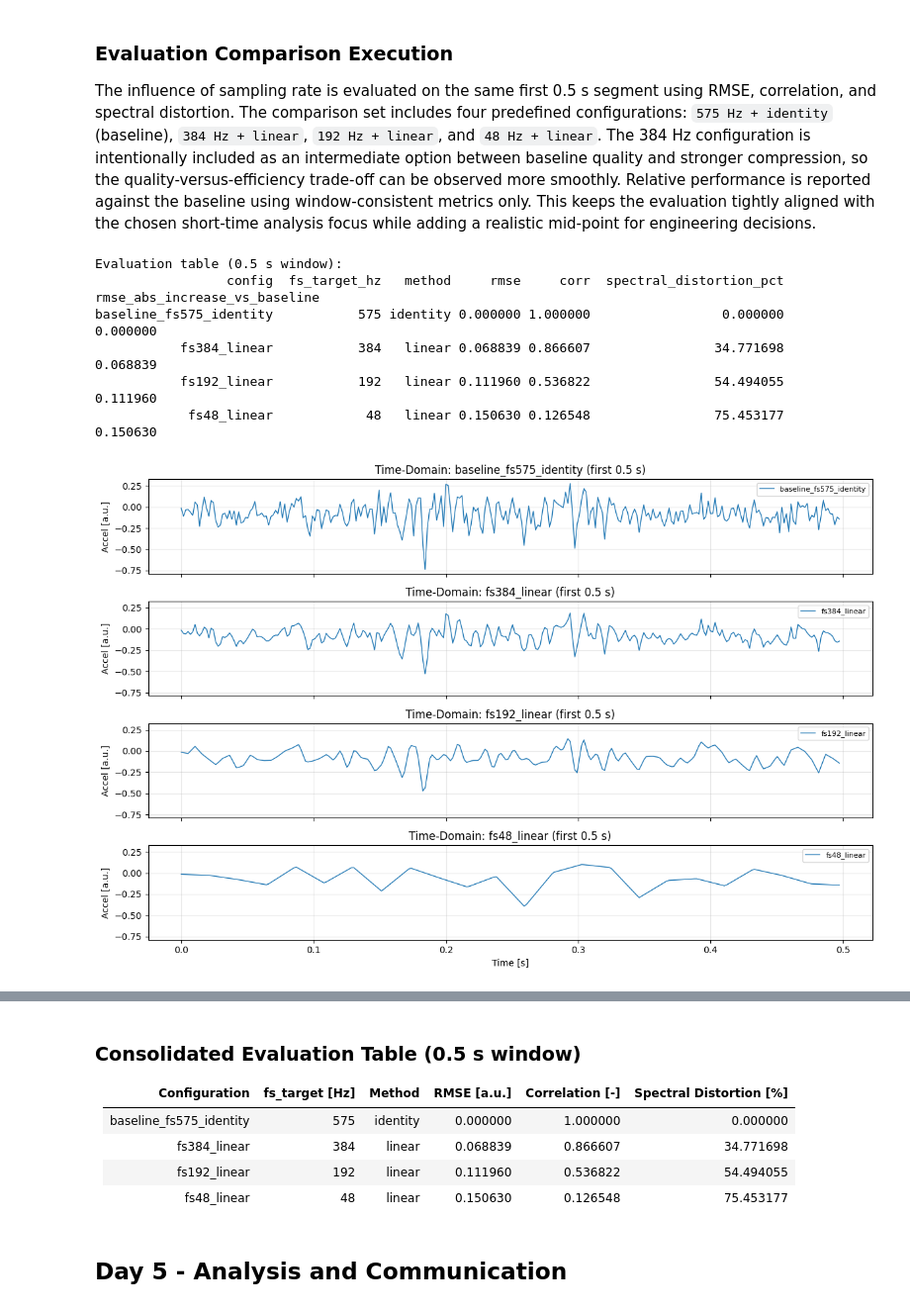
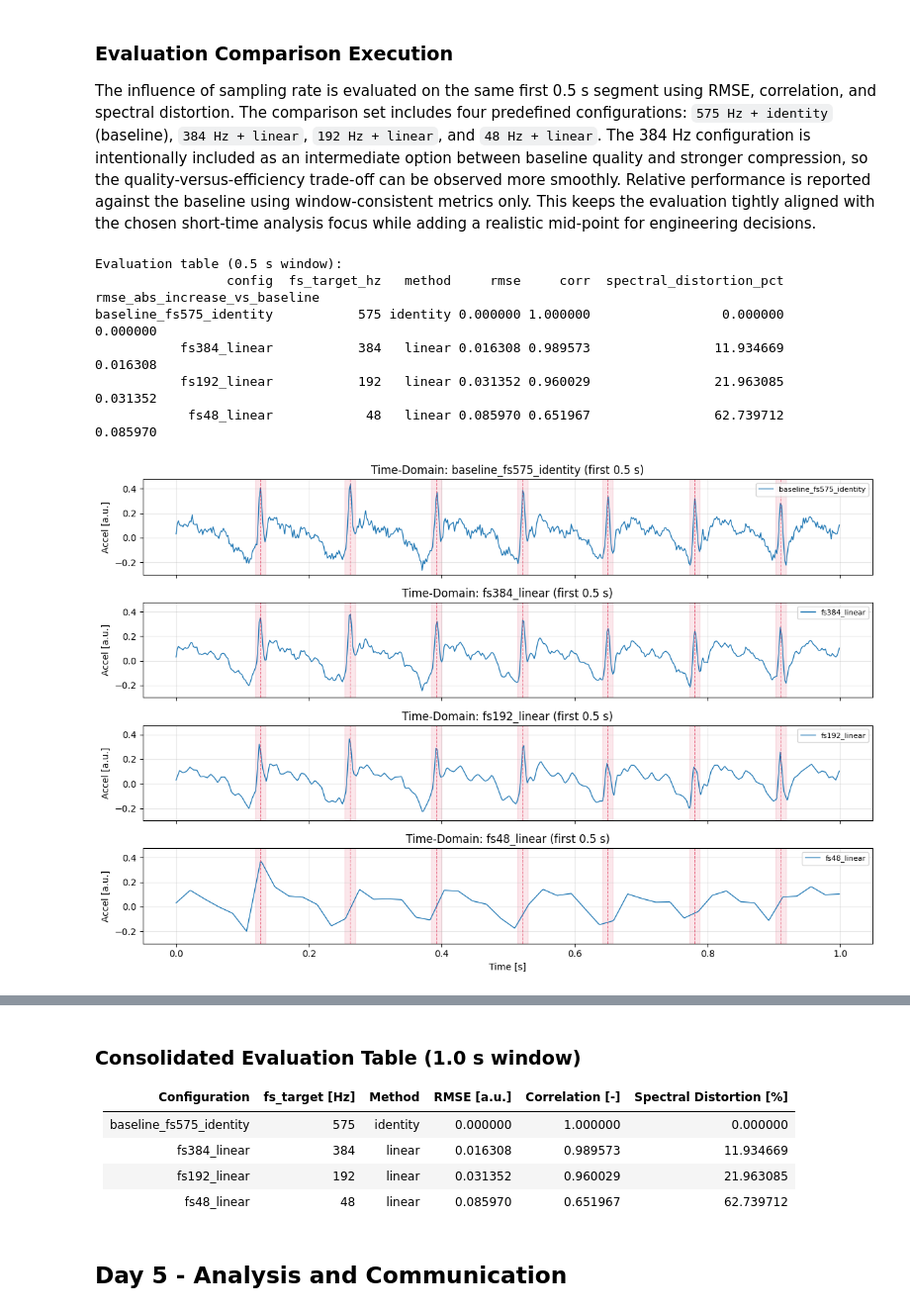
Before and after one commit to mikeandrusyak/gbsv-research, a Jupyter notebook: mc1/sampling_theorem.ipynb, the cells around one changed output, grey strips where cells are left out. Shown at 99% size. Cells and saved outputs as stored; diff of their text form; code cells hidden in the pictures.

```diff
--- a/mc1/sampling_theorem.ipynb
+++ b/mc1/sampling_theorem.ipynb
@@ -96,11 +117,10 @@ import pandas as pd
 
 
 def load_focus_window() -> np.ndarray:
-    x_ref_full = X[REFERENCE_ROW_INDEX].astype(np.float64)
-    assert x_ref_full.size == FS_HZ * DURATION_SECONDS
+    assert x_full.size == FS_HZ * DURATION_SECONDS
 
     focus_samples = max(1, int(FS_HZ * FOCUS_WINDOW_SECONDS))
-    return x_ref_full[:focus_samples]
+    return x_full[:focus_samples]
 
 
 def reconstruct_with_linear_interp(signal: np.ndarray, fs_in: int, fs_target: int) -> np.ndarray:
@@ -191,47 +211,80 @@ def add_relative_rmse_columns(df: pd.DataFrame) -> pd.DataFrame:
     return out
 
 
-def plot_time_domain_stack(reconstructions_map: dict, configs: list[str], reference_size: int, fs_hz: int) -> None:
+def plot_time_domain_stack(
+    reconstructions_map: dict,
+    configs: list[str],
+    reference_size: int,
+    fs_hz: int,
+    defect_times_s: np.ndarray | None = None,
+    defect_half_width_s: float = 0.008,
+ ) -> None:
     time_s = np.arange(reference_size) / fs_hz
     fig, axes = plt.subplots(len(configs), 1, figsize=(12, 8), sharex=True, sharey=True)
 
+    if len(configs) == 1:
+        axes = [axes]
+
+    if defect_times_s is None:
+        defect_times_s = np.array([], dtype=np.float64)
+
+    defect_times_in_view = defect_times_s[(defect_times_s >= 0.0) & (defect_times_s <= time_s[-1])]
+
     for i, cfg in enumerate(configs):
         axes[i].plot(time_s, reconstructions_map[cfg], linewidth=1.0, label=cfg)
+
+        for t_evt in defect_times_in_view:
+            axes[i].axvspan(
+                max(0.0, t_evt - defect_half_width_s),
+                min(time_s[-1], t_evt + defect_half_width_s),
+                color="crimson",
+                alpha=0.10,
+            )
+            axes[i].axvline(t_evt, color="crimson", linestyle="--", linewidth=0.8, alpha=0.5)
+
         axes[i].set_ylabel("Accel [a.u.]")
         axes[i].set_title("Time-Domain: " + cfg + " (first 0.5 s)")
         axes[i].grid(alpha=0.3)
         axes[i].legend(loc="upper right", fontsize=8)
 
     axes[-1].set_xlabel("Time [s]")
     plt.tight_layout()
     plt.show()
 
 
 results_eval_df = add_relative_rmse_columns(results_df)
 display_cols = [
     "config",
     "fs_target_hz",
     "method",
     "rmse",
     "corr",
     "spectral_distortion_pct",
     "rmse_abs_increase_vs_baseline",
 ]
 
 print("Evaluation table (0.5 s window):")
 print(results_eval_df[display_cols].to_string(index=False))
 
 plot_configs = ["baseline_fs575_identity", "fs384_linear", "fs192_linear", "fs48_linear"]
-plot_time_domain_stack(reconstructions, plot_configs, x_ref.size, FS_HZ)
+defect_times_for_plot = event_times_focus if "event_times_focus" in globals() else np.array([], dtype=np.float64)
+plot_time_domain_stack(
+    reconstructions,
+    plot_configs,
+    x_ref.size,
+    FS_HZ,
+    defect_times_s=defect_times_for_plot,
+    defect_half_width_s=EVENT_MARKER_HALF_WIDTH_S,
+)
 
 results_eval_df.sort_values("fs_target_hz", ascending=False)
 # %% [output]
 Evaluation table (0.5 s window):
                  config  fs_target_hz   method     rmse     corr  spectral_distortion_pct  rmse_abs_increase_vs_baseline
 baseline_fs575_identity           575 identity 0.000000 1.000000                 0.000000                       0.000000
-           fs384_linear           384   linear 0.068839 0.866607                34.771698                       0.068839
-           fs192_linear           192   linear 0.111960 0.536822                54.494055                       0.111960
-            fs48_linear            48   linear 0.150630 0.126548                75.453177                       0.150630
+           fs384_linear           384   linear 0.016308 0.989573                11.934669                       0.016308
+           fs192_linear           192   linear 0.031352 0.960029                21.963085                       0.031352
+            fs48_linear            48   linear 0.085970 0.651967                62.739712                       0.085970
-[figure, old version]
+[figure, new version]
 |  | config | fs_target_hz | method | rmse | corr | spectral_distortion_pct | rmse_abs_increase_vs_baseline |
 | 0 | baseline_fs575_identity | 575 | identity | 0.000000 | 1.000000 | 0.000000 | 0.000000 |
@@ -241,11 +294,11 @@ baseline_fs575_identity           575 identity 0.000000 1.000000
 # %% [markdown]
-### Consolidated Evaluation Table (0.5 s window)
+### Consolidated Evaluation Table (1.0 s window)
 | Configuration | fs_target [Hz] | Method | RMSE [a.u.] | Correlation [-] | Spectral Distortion [%] |
 |:--|--:|:--|--:|--:|--:|
 | baseline_fs575_identity | 575 | identity | 0.000000 | 1.000000 | 0.000000 |
-| fs384_linear | 384 | linear | 0.068839 | 0.866607 | 34.771698 |
-| fs192_linear | 192 | linear | 0.111960 | 0.536822 | 54.494055 |
-| fs48_linear | 48 | linear | 0.150630 | 0.126548 | 75.453177 |
+| fs384_linear | 384 | linear | 0.016308 | 0.989573 | 11.934669 |
+| fs192_linear | 192 | linear | 0.031352 | 0.960029 | 21.963085 |
+| fs48_linear | 48 | linear | 0.085970 | 0.651967 | 62.739712 |
 # %% [markdown]
 ## Day 5 - Analysis and Communication
 # %% [markdown]
```
Also changed, not shown: parts of 7 cells of this notebook, 2 other files.
